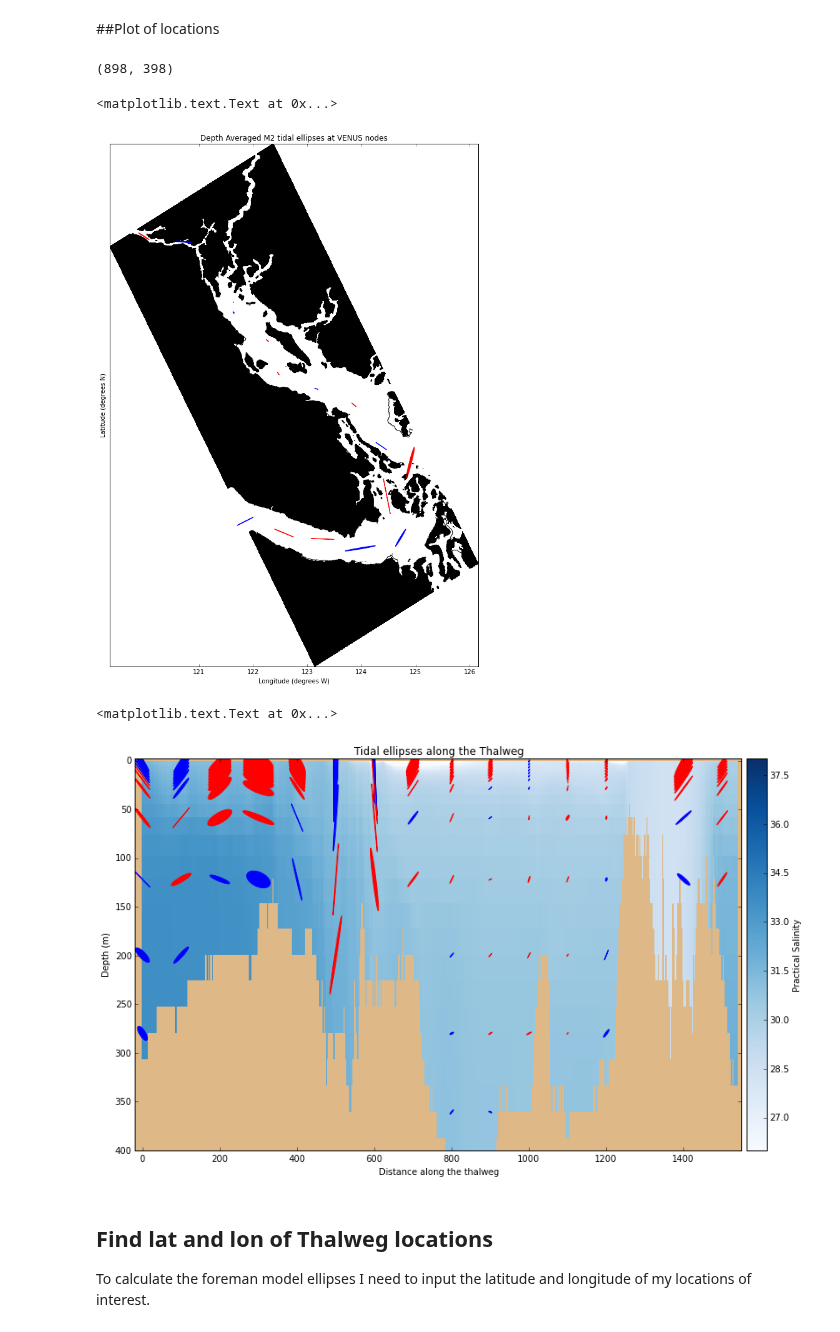
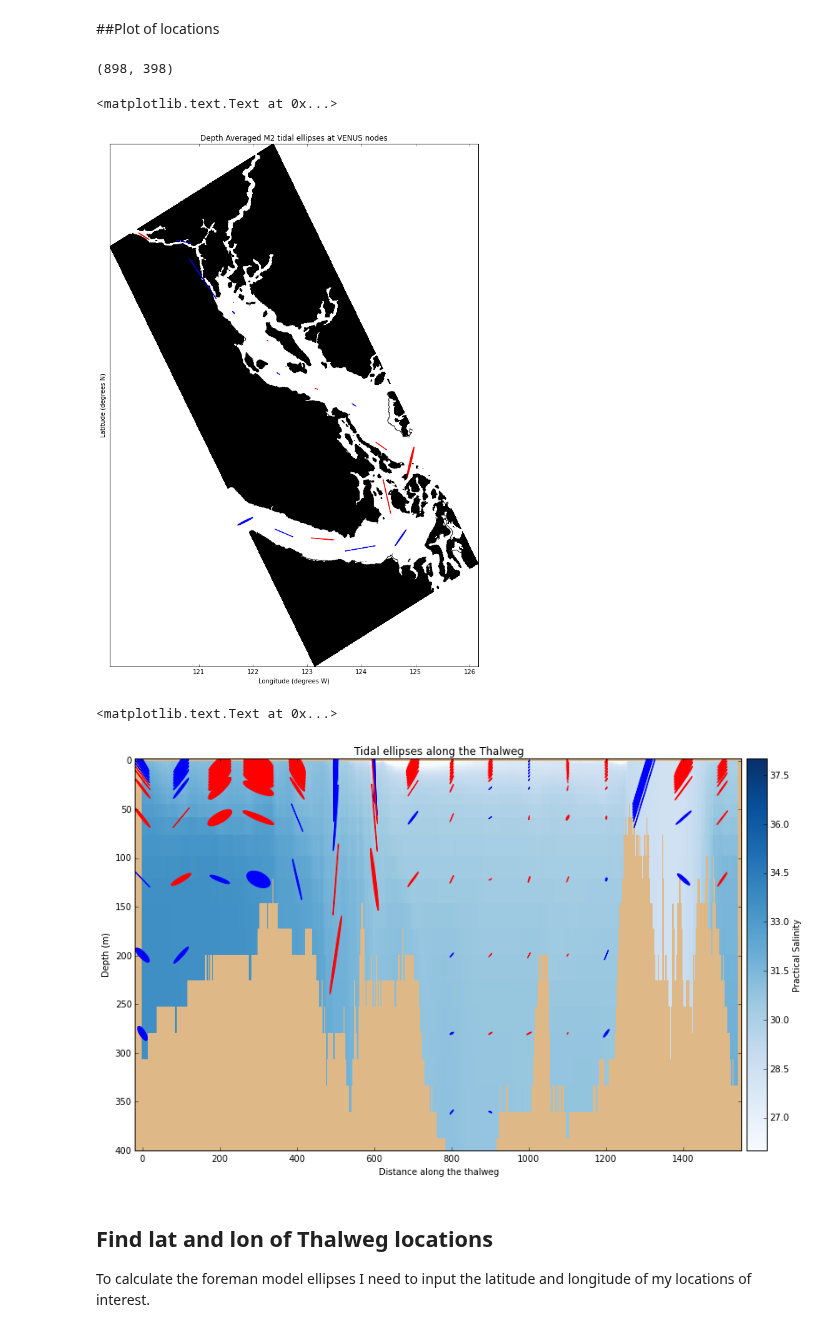
Before and after one commit to SalishSeaCast/analysis, a Jupyter notebook: Muriel/ThalwegEllipses.ipynb, the cells around one changed output. Cells and saved outputs as stored; diff of their text form; code cells hidden in the pictures.

```diff
--- a/Muriel/ThalwegEllipses.ipynb
+++ b/Muriel/ThalwegEllipses.ipynb
@@ -44,26 +44,26 @@ for r in np.arange(0,4):
     params_f[r,:] = [major/100, minor/100, theta, phase]
 # %%
 to = datetime.datetime(2014,11,26)
-tf = datetime.datetime(2015, 6, 24)
+tf = datetime.datetime(2015, 6, 29)
 
 t_o = to.strftime('%d%b%y').lower()
 t_f = tf.strftime('%d%b%y').lower()
 
 thalweg = np.loadtxt('/data/dlatorne/MEOPAR/tools/bathymetry/thalweg_working.txt', dtype=int, unpack=True)
-loc = [0, 100, 200, 300, 400, 500, 600, 700, 800, 900, 1000, 1100, 1200, 1400, 1500]
-count = np.arange(0,15)
-params = np.zeros((15,39,5))
-params_av = np.zeros((15,8))
+loc = [0, 100, 200, 300, 400, 500, 600, 700, 800, 900, 1000, 1100, 1200, 1303, 1400, 1500]
+count = np.arange(0,16)
+params = np.zeros((16,39,5))
+params_av = np.zeros((16,8))
 cols=np.arange(0,5)
 
-i = np.zeros((15))
-j = np.zeros((15))
+i = np.zeros((16))
+j = np.zeros((16))
 
 for k,l in zip(loc,count):
     i = thalweg[1,loc]
     j = thalweg[0,loc]
     runname1 = '{}_{}_thalweg_{}'.format(t_o, t_f, k)
-    runname2 = '{}_{}_thalweg_{}_depav(20-200)'.format(t_o, t_f, k)
+    runname2 = '{}_{}_thalweg_{}_depav(0-400)'.format(t_o, t_f, k)
     df1 = pd.read_csv(runname1+'.csv', usecols=cols)
     df2 = pd.read_csv(runname2+'.csv', index_col=False)
     params[l,:,:] = df1.as_matrix()
@@ -92,7 +92,7 @@ scale = 75
 
 #Making the ellipse for the Central node
 
-count = np.arange(0,15)
+count = np.arange(0,16)
 
 for loc, r, l in zip(count, i ,j):
     if params_av[loc,1] > 0:
@@ -135,7 +135,7 @@ ax.set_title('Depth Averaged M2 tidal ellipses at VENUS nodes')
 # %% [output]
 (898, 398)
 <matplotlib.text.Text at 0x...>
-[figure, old version]
+[figure, new version]
 # %%
 # Set up the figure and axes
 fig, (axl, axcb) = plt.subplots(1, 2, figsize=(16, 8))
@@ -154,36 +154,36 @@ zlevels = tracers.variables['deptht']
 sal_0 = npsal[-1, :, thalweg[0], thalweg[1]]
 sal_tzyx = np.ma.masked_values(sal_0, 0)
 x, z = np.meshgrid(np.arange(thalweg.shape[1]), zlevels)
 mesh = axl.pcolormesh(x, z, sal_tzyx.T, cmap=cmap, vmin=smin, vmax=smax)
 cbar = plt.colorbar(mesh, cax=axcb)
 cbar.set_label('Practical Salinity')
 
 scale = 100
-count = np.arange(0,15)
-k = [0, 100, 200, 300, 400, 500, 600, 700, 800, 900, 1000, 1100, 1200, 1400, 1500]
+count = np.arange(0,16)
+k = [0, 100, 200, 300, 400, 500, 600, 700, 800, 900, 1000, 1100, 1200, 1303, 1400, 1500]
 
 for loc, k in zip(count, k):
     for dep, value in zip(np.arange(0,39,3), params[0,:,0][::3]):
         if params[loc,dep,2] > 0:
             thec = 'b'
         else:
             thec = 'r'
         ellsc = Ellipse(xy=(k, value), width=scale*params[loc,dep,1],
                             height=scale*params[loc,dep,2], angle=params[loc, dep,3],
                             color=thec)
         axl.add_artist(ellsc)
         ellsc.set_facecolor(thec)
 
 
 axl.set_ylim(-2,400)
 axl.invert_yaxis()
 axl.set_xlim(-20,1550)
 axl.set_title('Tidal ellipses along the Thalweg')
 axl.set_ylabel('Depth (m)')
 axl.set_xlabel('Distance along the thalweg')
 # %% [output]
 <matplotlib.text.Text at 0x...>
-[figure, old version]
+[figure, new version]
 # %% [markdown]
 ## Find lat and lon of Thalweg locations
 To calculate the foreman model ellipses I need to input the latitude and longitude of my locations of interest.
```
Also changed, not shown: parts of 5 cells of this notebook.
